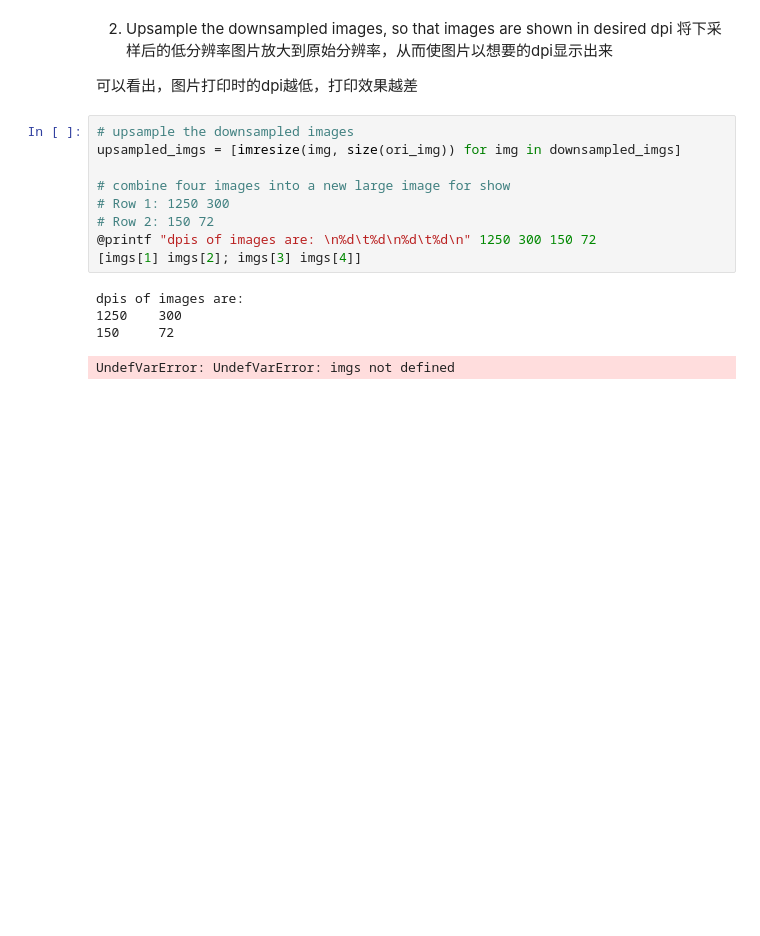
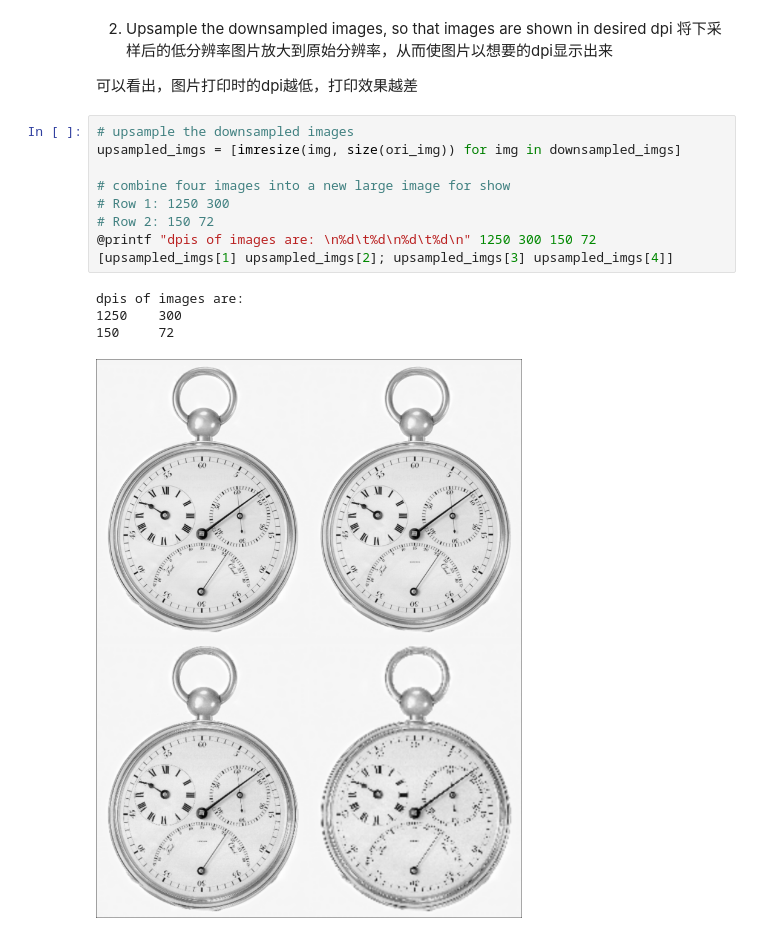
Before and after one commit to johnnychen94/Image-Processing-in-Julia, a Jupyter notebook: DIP3E/Codes/Julia/Chapter-2/Example2-2.ipynb, the cells around one changed output. Drawn from its saved outputs; the diff is of its cells as text; blank space fills up the shorter version.

```diff
--- a/DIP3E/Codes/Julia/Chapter-2/Example2-2.ipynb
+++ b/DIP3E/Codes/Julia/Chapter-2/Example2-2.ipynb
@@ -44,14 +43,14 @@ downsampled_imgs
 # %%
 # upsample the downsampled images
 upsampled_imgs = [imresize(img, size(ori_img)) for img in downsampled_imgs]
 
 # combine four images into a new large image for show
 # Row 1: 1250 300
 # Row 2: 150 72
 @printf "dpis of images are: \n%d\t%d\n%d\t%d\n" 1250 300 150 72
-[imgs[1] imgs[2]; imgs[3] imgs[4]]
+[upsampled_imgs[1] upsampled_imgs[2]; upsampled_imgs[3] upsampled_imgs[4]]
 # %% [output]
 dpis of images are:
 1250    300
 150     72
-UndefVarError: UndefVarError: imgs not defined
+[figure, added]
```
Also changed, not shown: parts of 2 cells of this notebook, 15 other files.
